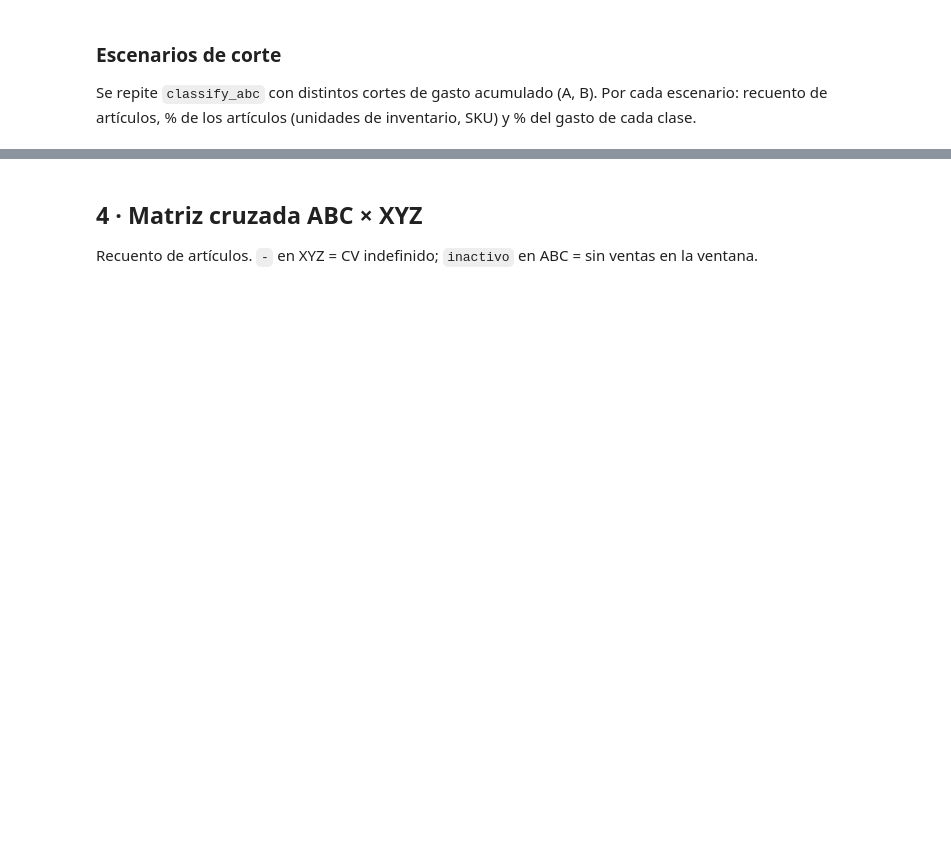
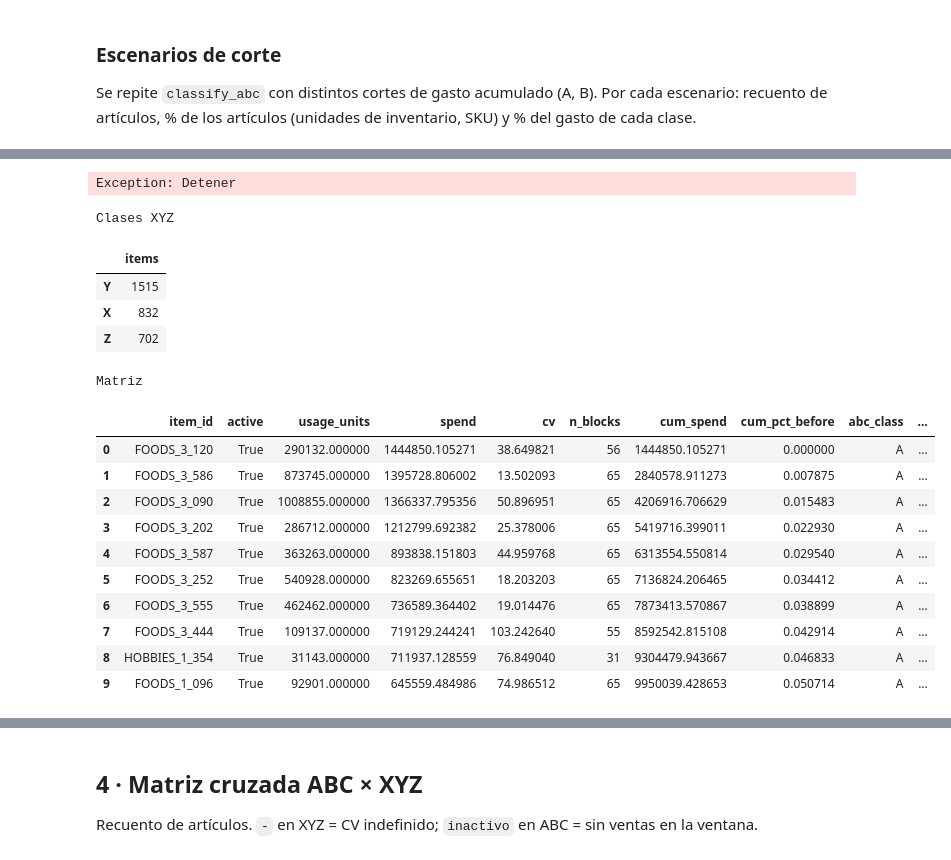
Before and after one commit to JoseSalas98/demand-forecasting-replenishment, a Jupyter notebook: notebooks/02_eda_five_years.ipynb, the cells around one changed output, grey strips where cells are left out. Cells and saved outputs as stored; diff of their text form; code cells hidden in the pictures; blank space fills up the shorter version.

```diff
--- a/notebooks/02_eda_five_years.ipynb
+++ b/notebooks/02_eda_five_years.ipynb
@@ -231,2 +627,46 @@ display(xyz.value_counts(dropna=False).rename("items").to_frame())
+# %%
+raise Exception("Detener")
+# %% [output]
+Exception: Detener
+# %%
+# XYZ: sobre el CV de los artículos activos.
+
+xyz = classify_xyz(active["cv"], cuts["thresholds"])
+# display(xyz.value_counts(dropna=False).rename("items").to_frame())
+
+matrix = (
+    metrics[["item_id", "active", "usage_units", "spend", "cv", "n_blocks"]]
+    .merge(abc[["item_id", "cum_spend", "cum_pct_before", "abc_class"]], on="item_id", how="left")
+    .merge(
+        pd.DataFrame({"item_id": active["item_id"].to_numpy(), "xyz_class": xyz.to_numpy()}),
+        on="item_id",
+        how="left",
+    )
+    .sort_values(["active", "spend", "item_id"], ascending=[False, False, True])
+    .reset_index(drop=True)
+)
+
+display(
+    xyz.value_counts(dropna=False).rename("items").to_frame().style.set_caption("Clases XYZ"),
+    matrix.head(10).style.set_caption("Matriz")
+    )
+# %% [output]
+Clases XYZ
+|  | items |
+| Y | 1515 |
+| X | 832 |
+| Z | 702 |
+Matriz
+|  | item_id | active | usage_units | spend | cv | n_blocks | cum_spend | cum_pct_before | abc_class | ... |
+| 0 | FOODS_3_120 | True | 290132.000000 | 1444850.105271 | 38.649821 | 56 | 1444850.105271 | 0.000000 | A | ... |
+| 1 | FOODS_3_586 | True | 873745.000000 | 1395728.806002 | 13.502093 | 65 | 2840578.911273 | 0.007875 | A | ... |
+| 2 | FOODS_3_090 | True | 1008855.000000 | 1366337.795356 | 50.896951 | 65 | 4206916.706629 | 0.015483 | A | ... |
+| 3 | FOODS_3_202 | True | 286712.000000 | 1212799.692382 | 25.378006 | 65 | 5419716.399011 | 0.022930 | A | ... |
+| 4 | FOODS_3_587 | True | 363263.000000 | 893838.151803 | 44.959768 | 65 | 6313554.550814 | 0.029540 | A | ... |
+| 5 | FOODS_3_252 | True | 540928.000000 | 823269.655651 | 18.203203 | 65 | 7136824.206465 | 0.034412 | A | ... |
+| 6 | FOODS_3_555 | True | 462462.000000 | 736589.364402 | 19.014476 | 65 | 7873413.570867 | 0.038899 | A | ... |
+| 7 | FOODS_3_444 | True | 109137.000000 | 719129.244241 | 103.242640 | 55 | 8592542.815108 | 0.042914 | A | ... |
+| 8 | HOBBIES_1_354 | True | 31143.000000 | 711937.128559 | 76.849040 | 31 | 9304479.943667 | 0.046833 | A | ... |
+| 9 | FOODS_1_096 | True | 92901.000000 | 645559.484986 | 74.986512 | 65 | 9950039.428653 | 0.050714 | A | ... |
 # %%
 # Matriz final: métricas + clase ABC + clase XYZ por artículo (inactivos al final, sin clase).
```
Also changed, not shown: parts of 34 cells of this notebook.
